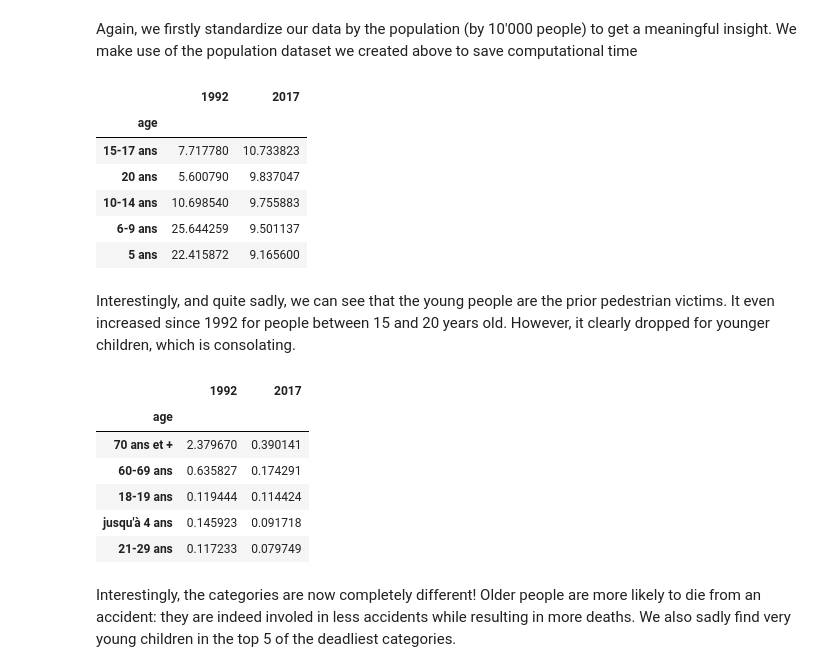
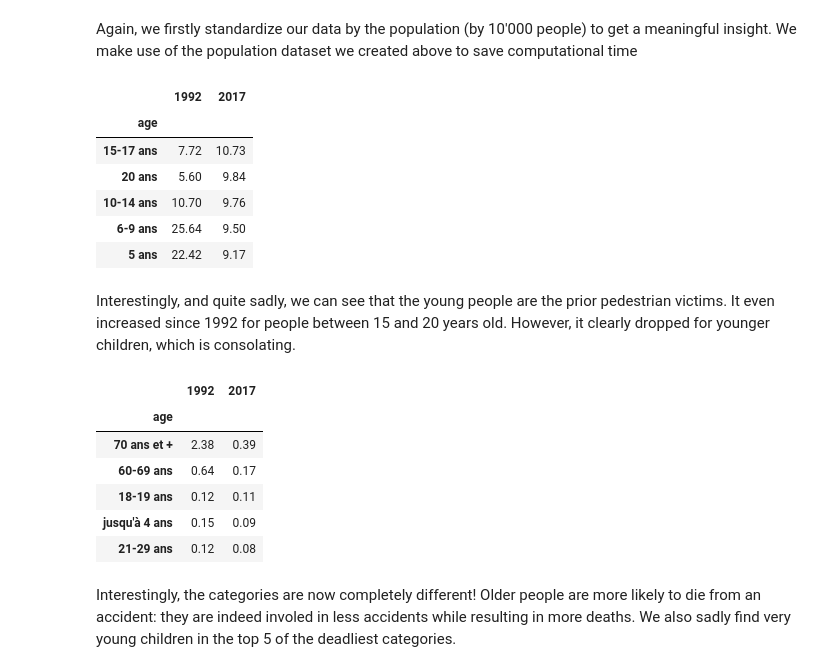
Before and after one commit to epfl-ada-2018/project-pizzafels, a Jupyter notebook: Milestone3 - Complete Analysis.ipynb, the cells around one changed output. Saved outputs shown, nothing was run; the diff lists cells and outputs as text; code cells hidden in the pictures.

```diff
--- a/Milestone3 - Complete Analysis.ipynb
+++ b/Milestone3 - Complete Analysis.ipynb
@@ -1031,21 +1031,21 @@ for year,sexe in df_pop_Suisse.columns.values:
 # %%
 # Compute the number of pedestrian victims by age category, sort them (reference
 # year: 2017) and keep the wanted columns: the years
 req = df_Accident_victimes_normalized[(df_Accident_victimes_normalized.role=='Piéton')]. \
                     groupby(['age']).sum().sort_values(['2017'], ascending=False) \
                     [[col for col in req.columns if IS_DATE.match(col)]]
 
 # Print the 5 age categories with the most accidents in 2017
-display(req[['1992', '2017']].head())
-save_it(req[['1992', '2017']].head(),'pedestrian_victims')
+display(req[['1992', '2017']].round(decimals=2).head())
+save_it(req[['1992', '2017']].round(decimals=2).head(),'pedestrian_victims')
 # %% [output]
 |  | 1992 | 2017 |
 | age |  |  |
-| 15-17 ans | 7.717780 | 10.733823 |
-| 20 ans | 5.600790 | 9.837047 |
-| 10-14 ans | 10.698540 | 9.755883 |
-| 6-9 ans | 25.644259 | 9.501137 |
-| 5 ans | 22.415872 | 9.165600 |
+| 15-17 ans | 7.72 | 10.73 |
+| 20 ans | 5.60 | 9.84 |
+| 10-14 ans | 10.70 | 9.76 |
+| 6-9 ans | 25.64 | 9.50 |
+| 5 ans | 22.42 | 9.17 |
 # %% [markdown]
 Interestingly, and quite sadly, we can see that the young people are the prior pedestrian victims. It even increased since 1992 for people between 15 and 20 years old. However, it clearly dropped for younger children, which is consolating.
 # %%
@@ -1057,16 +1057,16 @@ req = df_Accident_victimes_normalized[(df_Accident_victimes_normalized.role=='Pi
                             [[col for col in req.columns if IS_DATE.match(col)]]
 
 # Print the 5 age categories leading to the most deaths in 2017
-display(req[['1992', '2017']].head())
-save_it(req[['1992', '2017']].head(),'pedestrian_victims_death')
+display(req[['1992', '2017']].round(decimals=2).head())
+save_it(req[['1992', '2017']].round(decimals=2).head(),'pedestrian_victims_death')
 # %% [output]
 |  | 1992 | 2017 |
 | age |  |  |
-| 70 ans et + | 2.379670 | 0.390141 |
-| 60-69 ans | 0.635827 | 0.174291 |
-| 18-19 ans | 0.119444 | 0.114424 |
-| jusqu'à 4 ans | 0.145923 | 0.091718 |
-| 21-29 ans | 0.117233 | 0.079749 |
+| 70 ans et + | 2.38 | 0.39 |
+| 60-69 ans | 0.64 | 0.17 |
+| 18-19 ans | 0.12 | 0.11 |
+| jusqu'à 4 ans | 0.15 | 0.09 |
+| 21-29 ans | 0.12 | 0.08 |
 # %% [markdown]
 Interestingly, the categories are now completely different! Older people are more likely to die from an accident: they are indeed involed in less accidents while resulting in more deaths. We also sadly find very young children in the top 5 of the deadliest categories.
 # %% [markdown]
```
Also changed, not shown: parts of 9 cells of this notebook.
